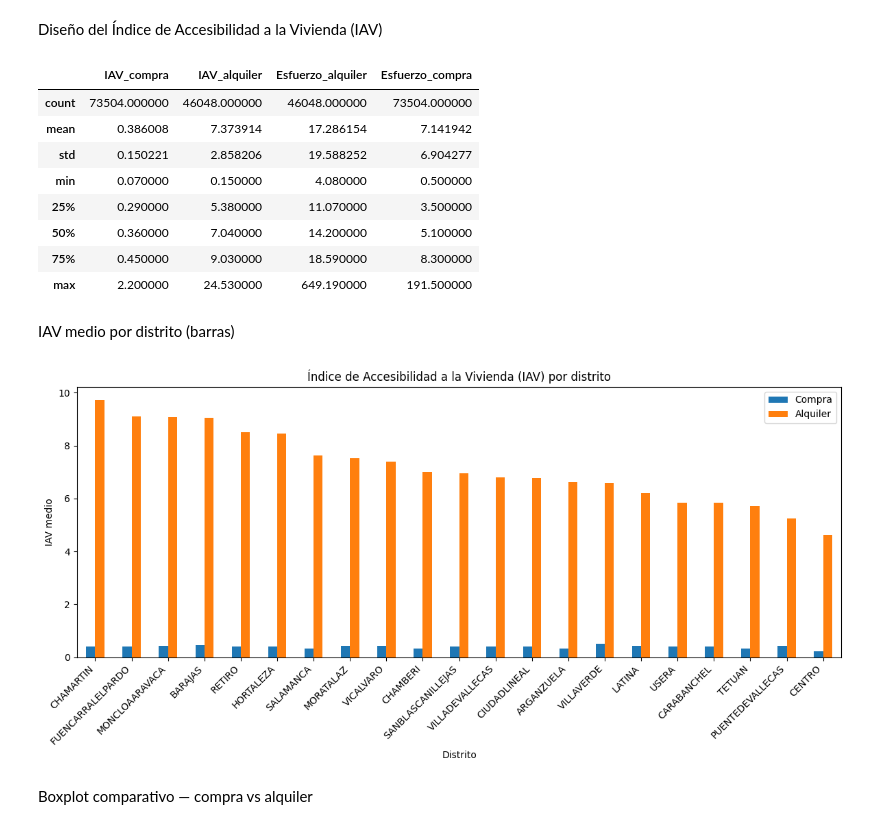
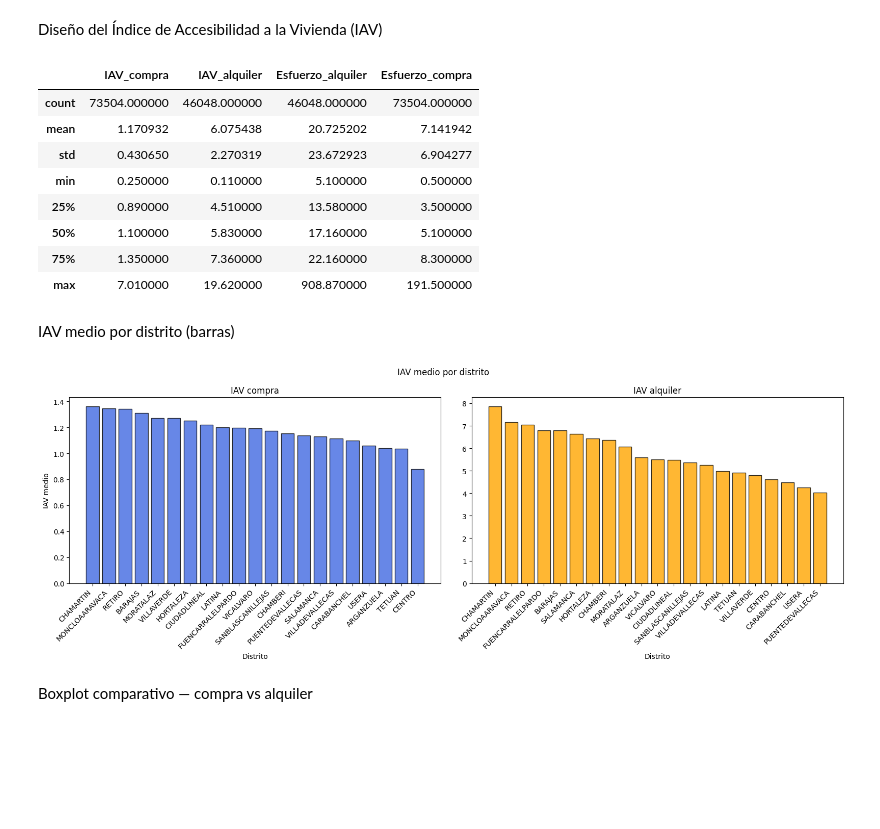
Before and after one commit to JorgeGM8/TFM_Data_Science, a Jupyter notebook: notebooks/Calculos_IAV.ipynb, the cells around one changed output. Cells and saved outputs as stored; diff of their text form; code cells hidden in the pictures; blank space fills up the shorter version.

```diff
--- a/notebooks/Calculos_IAV.ipynb
+++ b/notebooks/Calculos_IAV.ipynb
@@ -11,8 +11,8 @@ import seaborn as sns
 # Cargar el dataset
 df = pd.read_csv("../data/final/viviendas_2011_2024.csv")
 
-# Superficie mínima normativa
-Sref = 40  # m²
+# Superficie mínima normativa para una o dos personas
+Sref = 40 # m²
 
 # ===========================================
 # 2. Cálculo de los indicadores
@@ -24,12 +24,17 @@ alquiler = df[df['Operacion'] == 'alquiler'].copy()
 
 # ---- IAV-Compra ----
 # Precio total por vivienda mínima
-venta['coste_total_vivienda'] = df['Precio_ajustado'] * (Sref / df['Tamano'])
-venta['IAV_compra'] = round(venta['Renta_neta_hogar'] / venta['coste_total_vivienda'], 2)
+# Área de referencia: 40 m² si Tamano_vivienda_personas <= 2, si no (Sref/2) * Tamano_vivienda_personas
+area_ref_venta = ((Sref / 2) * venta['Tamano_vivienda_personas']).where(venta['Tamano_vivienda_personas'] > 2, Sref)
+area_ref_alquiler = ((Sref / 2) * alquiler['Tamano_vivienda_personas']).where(alquiler['Tamano_vivienda_personas'] > 2, Sref)
+
+# Cálculo
+venta['coste_total_vivienda'] = venta['Precio_ajustado'] * (area_ref_venta / venta['Tamano'])
+venta['IAV_compra'] = round(venta['Renta_bruta_hogar'] * 3 / venta['coste_total_vivienda'], 2)
 
 # ---- IAV-Alquiler ----
 # Suponiendo que el Precio_ajustado es mensual, estimamos el coste anual mínimo
-alquiler['coste_anual_alquiler'] = (alquiler['Precio_ajustado'] / alquiler['Tamano']) * Sref * 12
+alquiler['coste_anual_alquiler'] = (alquiler['Precio_ajustado'] / alquiler['Tamano']) * area_ref_alquiler * 12
 alquiler['IAV_alquiler'] = round(alquiler['Renta_neta_hogar'] / alquiler['coste_anual_alquiler'], 2)
 
 # ---- Esfuerzo de alquiler ----
@@ -50,28 +55,42 @@ df_iav[['IAV_compra', 'IAV_alquiler', 'Esfuerzo_alquiler', 'Esfuerzo_compra']].d
 # %% [output]
 |  | IAV_compra | IAV_alquiler | Esfuerzo_alquiler | Esfuerzo_compra |
 | count | 73504.000000 | 46048.000000 | 46048.000000 | 73504.000000 |
-| mean | 0.386008 | 7.373914 | 17.286154 | 7.141942 |
-| std | 0.150221 | 2.858206 | 19.588252 | 6.904277 |
-| min | 0.070000 | 0.150000 | 4.080000 | 0.500000 |
-| 25% | 0.290000 | 5.380000 | 11.070000 | 3.500000 |
-| 50% | 0.360000 | 7.040000 | 14.200000 | 5.100000 |
-| 75% | 0.450000 | 9.030000 | 18.590000 | 8.300000 |
-| max | 2.200000 | 24.530000 | 649.190000 | 191.500000 |
+| mean | 1.170932 | 6.075438 | 20.725202 | 7.141942 |
+| std | 0.430650 | 2.270319 | 23.672923 | 6.904277 |
+| min | 0.250000 | 0.110000 | 5.100000 | 0.500000 |
+| 25% | 0.890000 | 4.510000 | 13.580000 | 3.500000 |
+| 50% | 1.100000 | 5.830000 | 17.160000 | 5.100000 |
+| 75% | 1.350000 | 7.360000 | 22.160000 | 8.300000 |
+| max | 7.010000 | 19.620000 | 908.870000 | 191.500000 |
 # %% [markdown]
 IAV medio por distrito (barras)
 # %%
+# Subplots: IAV_compra y IAV_alquiler por distrito
+fig, axes = plt.subplots(1, 2, figsize=(16,6), constrained_layout=False)
 iav_distrito = df_iav.groupby('Distrito')[['IAV_compra', 'IAV_alquiler']].mean().sort_values('IAV_alquiler', ascending=False)
+# Ordenar por separado para mejor lectura
+iav_comp_sorted = iav_distrito.sort_values('IAV_compra', ascending=False)
+iav_alq_sorted  = iav_distrito.sort_values('IAV_alquiler', ascending=False)
 
-iav_distrito.plot(kind='bar', figsize=(12,6))
-plt.title('Índice de Accesibilidad a la Vivienda (IAV) por distrito')
-plt.ylabel('IAV medio')
-plt.xlabel('Distrito')
-plt.xticks(rotation=45, ha='right')
-plt.legend(['Compra', 'Alquiler'])
+axes[0].bar(iav_comp_sorted.index, iav_comp_sorted['IAV_compra'], color='royalblue', edgecolor='black', alpha=0.8)
+axes[0].set_title('IAV compra')
+axes[0].set_xlabel('Distrito')
+axes[0].set_ylabel('IAV medio')
+
+axes[1].bar(iav_alq_sorted.index, iav_alq_sorted['IAV_alquiler'], color='orange', edgecolor='black', alpha=0.8)
+axes[1].set_title('IAV alquiler')
+axes[1].set_xlabel('Distrito')
+
+# Rotación y alineación de etiquetas
+plt.setp(axes[0].get_xticklabels(), rotation=45, ha='right')
+plt.setp(axes[1].get_xticklabels(), rotation=45, ha='right')
+
+fig.suptitle('IAV medio por distrito')
 plt.tight_layout()
+plt.savefig('../reports/figures/iav_por_distrito_compra_alquiler.png', dpi=300, bbox_inches='tight')
 plt.show()
 # %% [output]
-[figure, old version]
+[figure, new version]
 # %% [markdown]
 Boxplot comparativo — compra vs alquiler
 # %%
```
Also changed, not shown: parts of 7 cells of this notebook, 7 other files.
